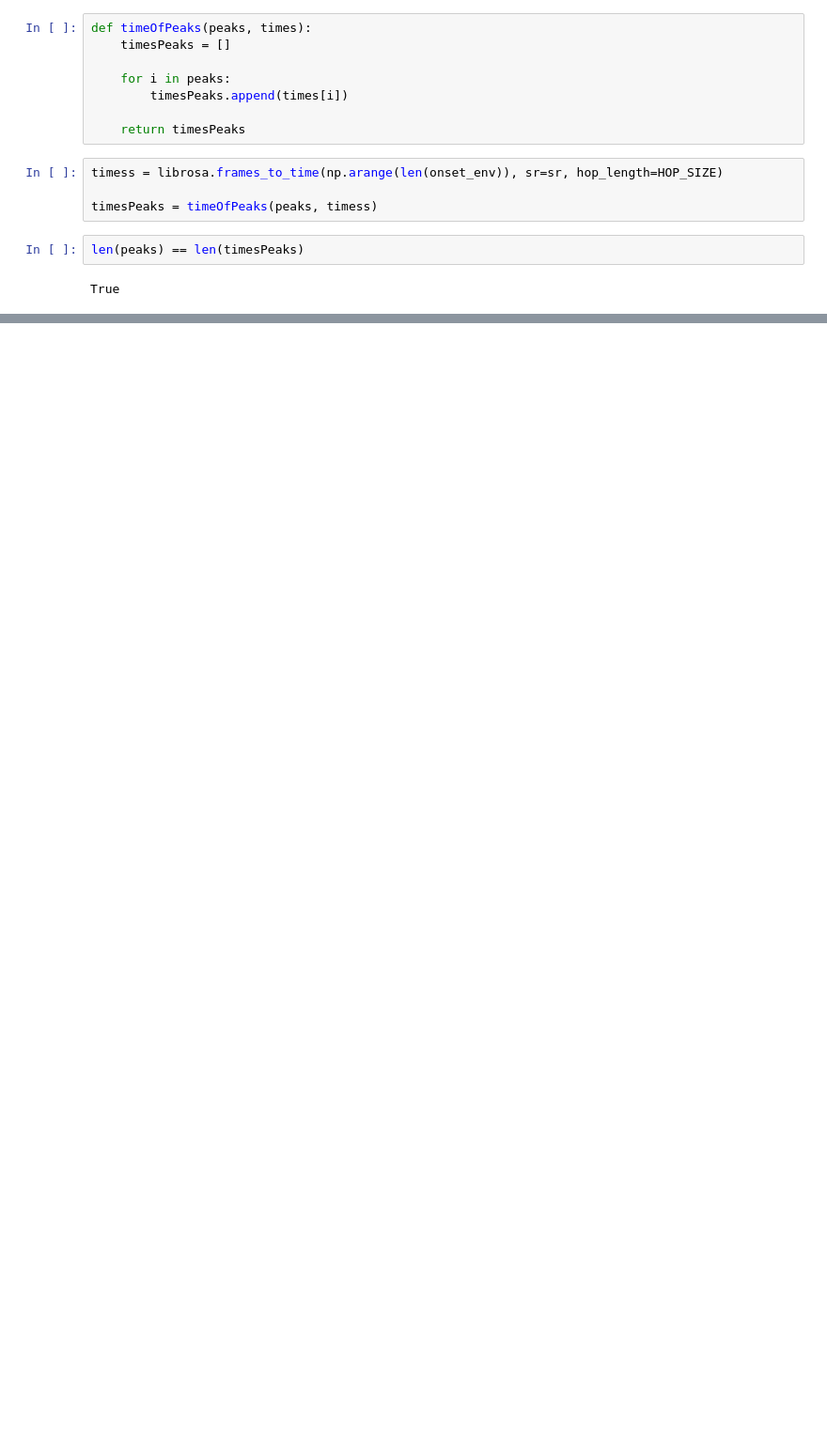
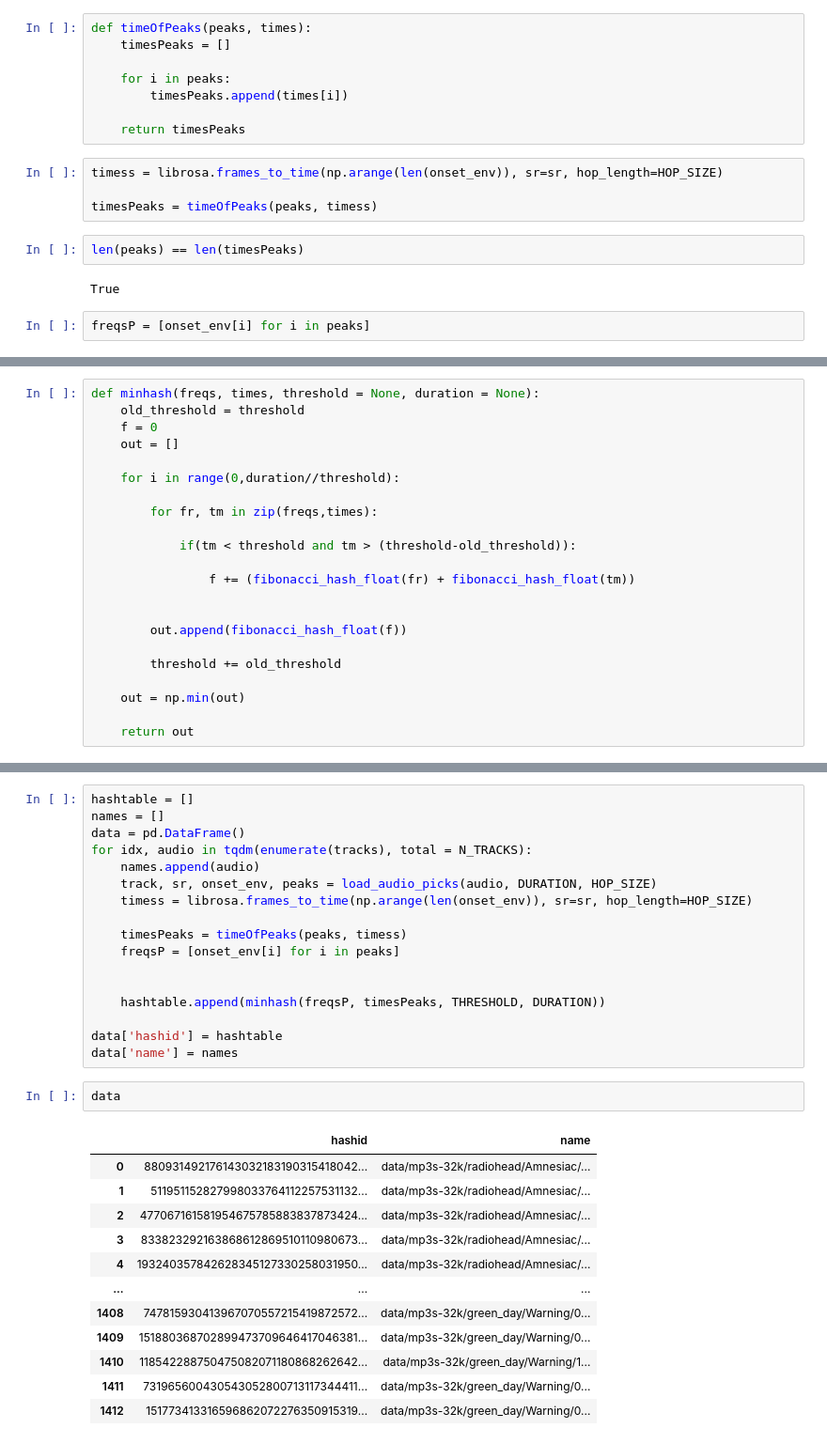
Before and after one commit to Requiem98/ADM-HW4, a Jupyter notebook: AudioSignals.ipynb, the cells around one changed output, grey strips where cells are left out. Shown: that part at 94% size. Cells and saved outputs as stored; diff of their text form; blank space fills up the shorter version.

```diff
--- a/AudioSignals.ipynb
+++ b/AudioSignals.ipynb
@@ -124,3 +126,5 @@ timesPeaks = timeOfPeaks(peaks, timess)
 len(peaks) == len(timesPeaks)
 # %% [output]
 True
+# %%
+freqsP = [onset_env[i] for i in peaks]
@@ -126,0 +143,22 @@ True
+# %%
+def minhash(freqs, times, threshold = None, duration = None):
+    old_threshold = threshold
+    f = 0
+    out = []
+
+    for i in range(0,duration//threshold):
+
+        for fr, tm in zip(freqs,times):
+
+            if(tm < threshold and tm > (threshold-old_threshold)):
+
+                f += (fibonacci_hash_float(fr) + fibonacci_hash_float(tm))
+
+
+        out.append(fibonacci_hash_float(f))
+
+        threshold += old_threshold
+
+    out = np.min(out)
+
+    return out
@@ -126,0 +169,32 @@ True
+# %%
+hashtable = []
+names = []
+data = pd.DataFrame()
+for idx, audio in tqdm(enumerate(tracks), total = N_TRACKS):
+    names.append(audio)
+    track, sr, onset_env, peaks = load_audio_picks(audio, DURATION, HOP_SIZE)
+    timess = librosa.frames_to_time(np.arange(len(onset_env)), sr=sr, hop_length=HOP_SIZE)
+
+    timesPeaks = timeOfPeaks(peaks, timess)
+    freqsP = [onset_env[i] for i in peaks]
+
+
+    hashtable.append(minhash(freqsP, timesPeaks, THRESHOLD, DURATION))
+
+data['hashid'] = hashtable
+data['name'] = names
+# %%
+data
+# %% [output]
+|  | hashid | name |
+| 0 | 880931492176143032183190315418042... | data/mp3s-32k/radiohead/Amnesiac/... |
+| 1 | 511951152827998033764112257531132... | data/mp3s-32k/radiohead/Amnesiac/... |
+| 2 | 477067161581954675785883837873424... | data/mp3s-32k/radiohead/Amnesiac/... |
+| 3 | 833823292163868612869510110980673... | data/mp3s-32k/radiohead/Amnesiac/... |
+| 4 | 193240357842628345127330258031950... | data/mp3s-32k/radiohead/Amnesiac/... |
+| ... | ... | ... |
+| 1408 | 747815930413967070557215419872572... | data/mp3s-32k/green_day/Warning/0... |
+| 1409 | 151880368702899473709646417046381... | data/mp3s-32k/green_day/Warning/0... |
+| 1410 | 118542288750475082071180868262642... | data/mp3s-32k/green_day/Warning/1... |
+| 1411 | 731965600430543052800713117344411... | data/mp3s-32k/green_day/Warning/0... |
+| 1412 | 151773413316596862072276350915319... | data/mp3s-32k/green_day/Warning/0... |
```
Also changed, not shown: parts of 11 cells of this notebook, 2 other files.
